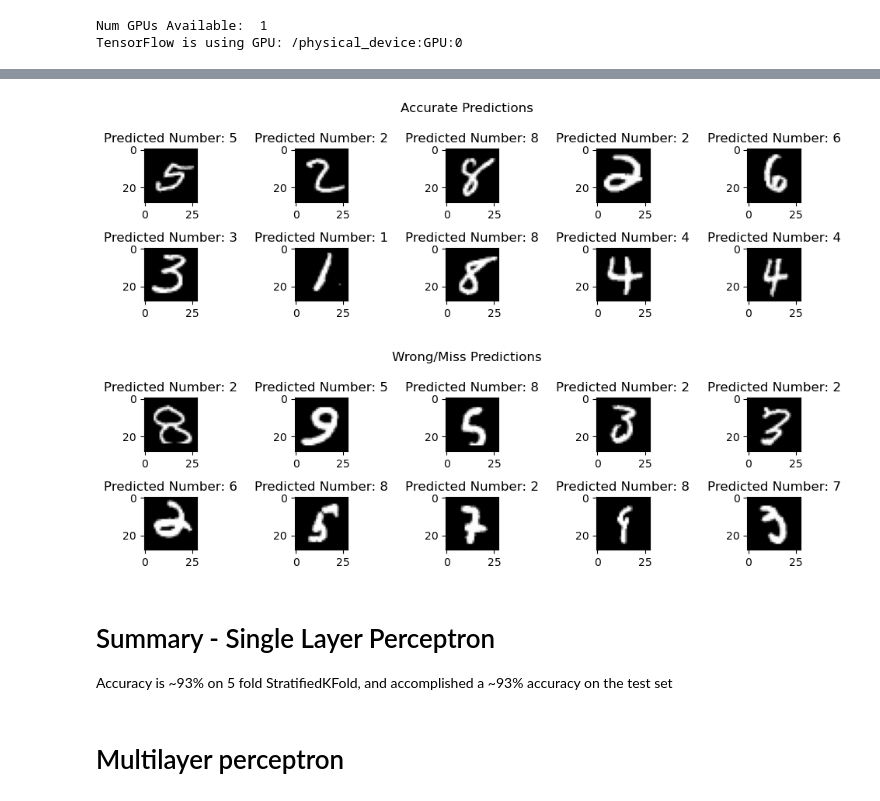
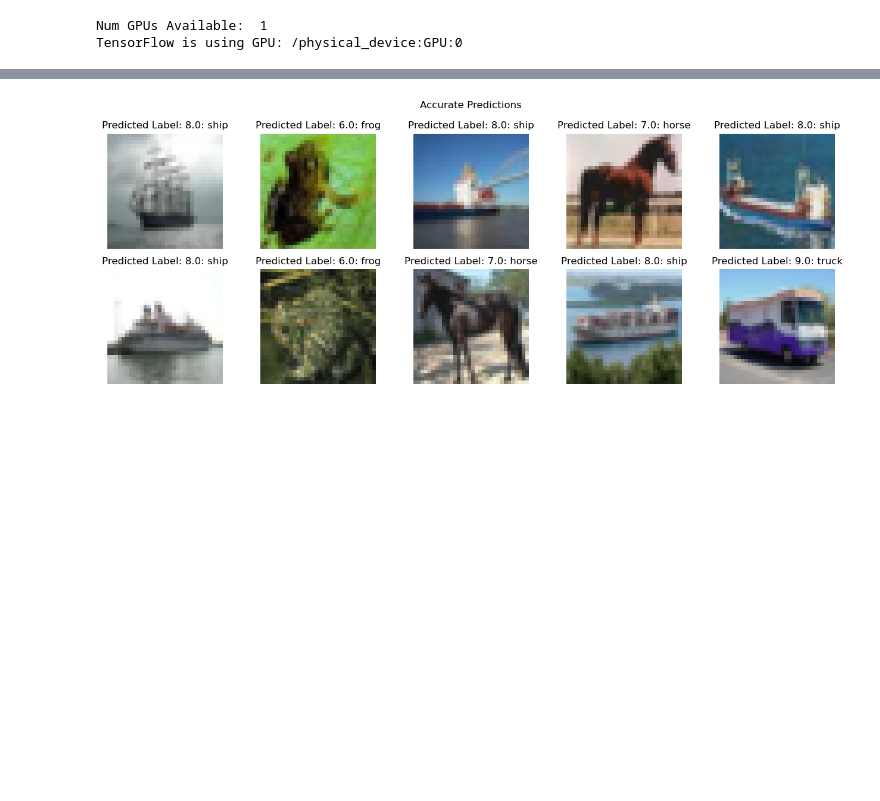
Before and after one commit to danieltar18/mlp-tensorflow, a Jupyter notebook: cifar_10/cifar.ipynb, the cells around one changed output, grey strips where cells are left out. Saved outputs shown, nothing was run; the diff lists cells and outputs as text; code cells hidden in the pictures; blank space fills up the shorter version.

```diff
--- a/cifar_10/cifar.ipynb
+++ b/cifar_10/cifar.ipynb
@@ -306,0 +188,7 @@ accuracy = accuracy_score(y_true, y_pred)
+# %%
+history = model.fit(
+    train_dataset,
+    epochs=10,
+    validation_data=val_dataset,
+    steps_per_epoch=len(train_dataset) // BATCH_SIZE
+)
@@ -306,0 +216,2 @@ accuracy = accuracy_score(y_true, y_pred)
+# %%
+predictions = model.predict(val_dataset)
@@ -306,0 +220,12 @@ accuracy = accuracy_score(y_true, y_pred)
+# %%
+predicted_labels = tf.argmax(predictions, axis=1)
+predicted_labels = tf.cast(predicted_labels, tf.float16)
+# %%
+validation_imgs = []
+actual_labels = []
+for imgs, labels in val_dataset:
+    validation_imgs.extend(imgs.numpy())
+    actual_labels.extend(labels.numpy())
+
+validation_imgs = tf.convert_to_tensor(validation_imgs)
+actual_labels = tf.convert_to_tensor(actual_labels)
@@ -350,36 +278,16 @@ Macro-average F1-score: 0.9330
 # %%
-fig, axes = plt.subplots(nrows=2, ncols=5, figsize=(10, 3))
+fig, axes = plt.subplots(nrows=2, ncols=5, figsize=(13, 5))
 plt.suptitle("Accurate Predictions")
 
 for i, ax in enumerate(axes.flat):
-    random_index = np.random.choice(np.where(y_pred==y_true)[0])
-    image = X_test[random_index]
+    random_index = np.random.choice(np.where(predicted_labels==actual_labels)[0])
+    image = validation_imgs[random_index]
     fig = plt.figure
-    ax.set_title(f"Predicted Number: {y_pred[random_index]}")
-    ax.imshow(image, cmap='gray')
+    ax.set_title(f"Predicted Label: {predicted_labels[random_index].numpy()}: {unique_labels[int(predicted_labels[random_index].numpy())].numpy().decode('utf8')}")
+    ax.imshow(image)
+    ax.set_axis_off()
 
 plt.tight_layout()
 plt.show()
 # %% [output]
-[figure, old version]
+[figure, new version]
-# %%
-fig, axes = plt.subplots(nrows=2, ncols=5, figsize=(10, 3))
-plt.suptitle("Wrong/Miss Predictions")
-
-for i, ax in enumerate(axes.flat):
-    random_index = np.random.choice(np.where(y_pred!=y_true)[0])
-    image = X_test[random_index]
-    fig = plt.figure
-    ax.set_title(f"Predicted Number: {y_pred[random_index]}")
-    ax.imshow(image, cmap='gray')
-
-plt.tight_layout()
-plt.show()
-# %% [output]
-[figure, removed]
-# %% [markdown]
-# Summary - Single Layer Perceptron
-
-Accuracy is ~93% on 5 fold StratifiedKFold, and accomplished a ~93% accuracy on the test set
-# %% [markdown]
-# Multilayer perceptron
```
Also changed, not shown: parts of 112 cells of this notebook, 7 other files.
